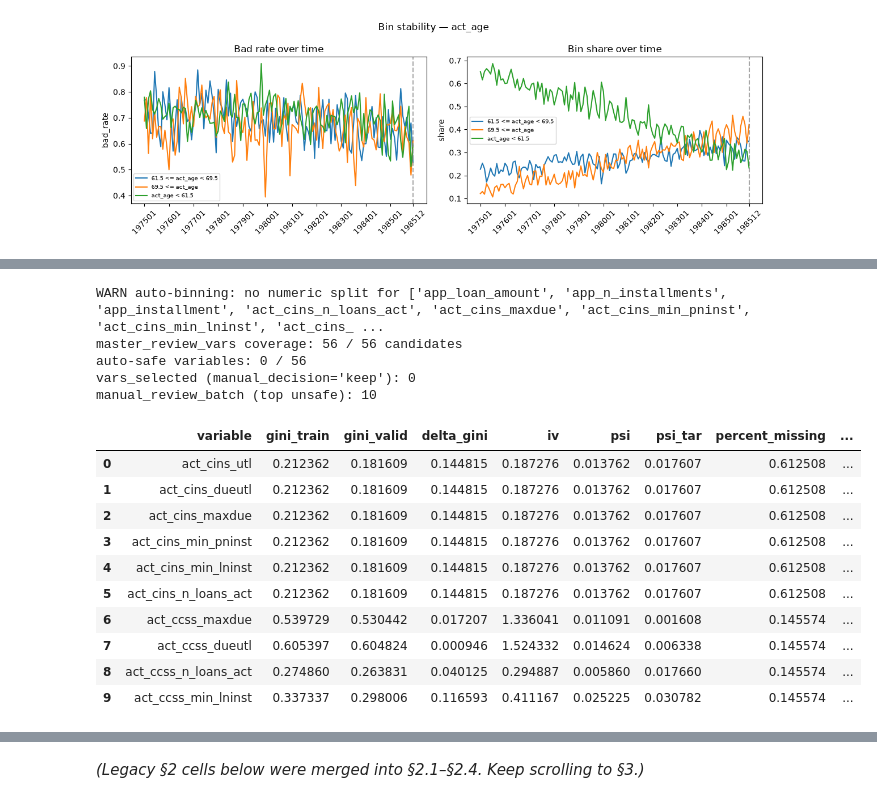
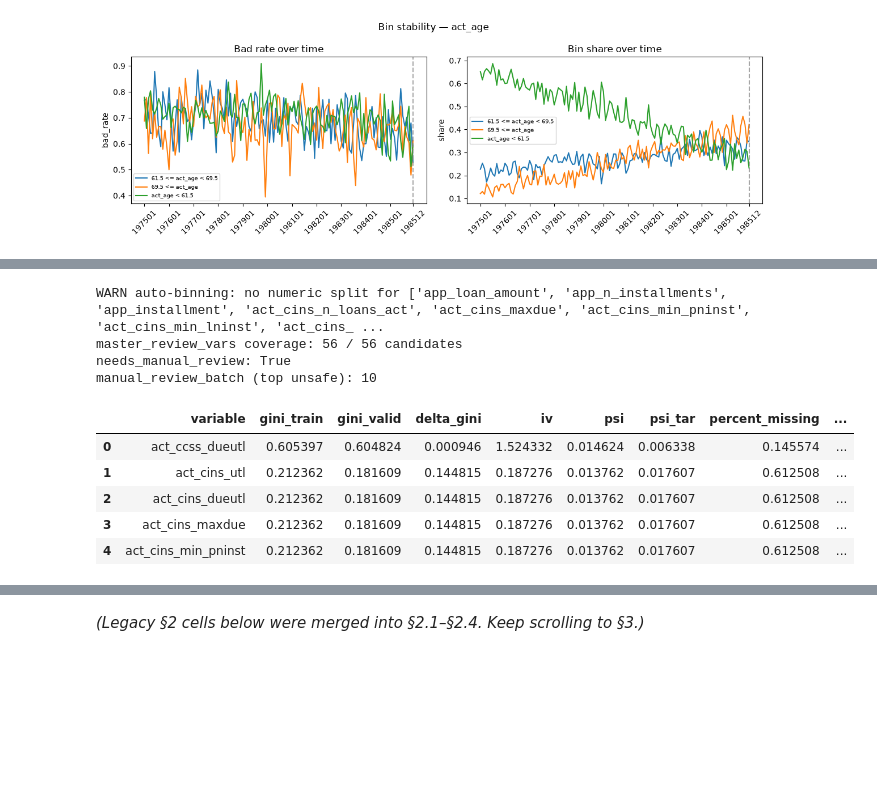
Before and after one commit to giangphuongtran/scorecard-builder, a Jupyter notebook: notebooks/03_scorecard.ipynb, the cells around one changed output, grey strips where cells are left out. Saved outputs shown, nothing was run; the diff lists cells and outputs as text; code cells hidden in the pictures; blank space fills up the shorter version.

```diff
--- a/notebooks/03_scorecard.ipynb
+++ b/notebooks/03_scorecard.ipynb
@@ -83,12 +83,12 @@ SCORECARD_PARAMS = {
     "stability": {
         "min_bin_n_period": 10,
         "min_bin_n_total": 30,
-        "max_bad_rate_swing": 0.15,
+        "max_bad_rate_swing": 0.4,
         "min_periods_for_stability": 6,
         "max_plots": None,
         "min_static_br_gap": 0.02,      # 2 percentage points
-        "min_period_br_gap": 0.2,      # for time-gap stability checks
-        "min_periods_for_gap": 6,
+        "min_period_br_gap": 0.1,      # for time-gap stability checks
+        "min_periods_for_gap": 1,      # min failing periods (with sufficient n) to flag
     },
     "selection": {
         "number_vars": 12,
@@ -824,8 +919,7 @@ def _bin_condition(binning_maps, feature, bin_label):
 	if spec.get("type") == "numeric":
 		return str(bin_label)
 	if spec.get("type") == "nominal":
-		inv = {v: k for k, v in spec.get("category_map", {}).items()}
-		return inv.get(bin_label, str(bin_label))
+		return str(bin_label)
 	return str(bin_label)
 
 # --- checkpoint: _bin_condition ---
@@ -1740,84 +2007,47 @@ _no_split = [
 if _no_split:
 	print(
 		"WARN auto-binning: no numeric split for",
 		_no_split,
 		"— likely missing-only signal; tune in §2.3",
 	)
 
-artifacts = unpack_review_artifacts(
+artifacts = assign_review_artifacts(
 	refresh_review_artifacts(binning_maps, train_product, valid_product, cand, SCORECARD_PARAMS)
 )
-
 train_binned = artifacts["train_binned"]
 valid_binned = artifacts["valid_binned"]
 train_woe = artifacts["train_woe"]
 valid_woe = artifacts["valid_woe"]
 woe_maps = artifacts["woe_maps"]
 iv_table = artifacts["iv_table"]
 big_scorecard = artifacts["big_scorecard"]
 gini_vars = artifacts["gini_vars"]
 review_vars = artifacts["review_vars"]
 stability_flags = artifacts["stability_flags"]
+static_br_gap_flags = artifacts["static_br_gap_flags"]
+period_br_gap_flags = artifacts["period_br_gap_flags"]
+woe_flags = artifacts["woe_flags"]
 master_review_vars = artifacts["master_review_vars"]
 master_review_bins = artifacts["master_review_bins"]
+master_review_gaps = artifacts["master_review_gaps"]
 vars_selected = artifacts["vars_selected"]
 
 print(f"master_review_vars coverage: {len(master_review_vars)} / {len(cand['all'])} candidates")
-print(f"auto-safe variables: {int(master_review_vars['safe_to_include'].sum())} / {len(master_review_vars)}")
-print(f"vars_selected (manual_decision='keep'): {len(vars_selected)}")
+# print_artifact_summary(artifacts, binning_maps=binning_maps)
 
-pass_cols = [c for c in master_review_vars.columns if c.startswith("pass_")]
-unsafe_queue = master_review_vars.loc[~master_review_vars["safe_to_include"]].copy()
-if len(unsafe_queue):
-	unsafe_queue["n_metric_fails"] = (~unsafe_queue[pass_cols]).sum(axis=1) if pass_cols else 0
-	unsafe_queue = unsafe_queue.sort_values(
-		["n_metric_fails", "n_unstable_bins", "max_bad_rate_swing", "delta_gini", "psi_tar", "psi"],
-		ascending=[True, True, True, True, True, True],
-	).reset_index(drop=True)
-	unsafe_queue["manual_review_rank"] = np.arange(1, len(unsafe_queue) + 1)
-	manual_review_batch = unsafe_queue.head(10)
-	needs_manual_review = True
-	print(f"manual_review_batch (top unsafe): {len(manual_review_batch)}")
-	display(manual_review_batch)
-	print("Next: run §2.2 for detail review.")
-else:
-	manual_review_batch = pd.DataFrame(columns=["variable"])
-	needs_manual_review = False
-	print("No unsafe variables. Skip §2.2/§2.3 and run §2.4 final gate.")
-
-print("Artifacts ready for §2.2:")
-for _name, _val in [
-	("train_binned", train_binned),
-	("valid_binned", valid_binned),
-	("big_scorecard", big_scorecard),
-	("binning_maps", binning_maps),
-	("manual_review_batch", manual_review_batch),
-]:
-	_shape = getattr(_val, "shape", None)
-	if _shape is not None:
-		print(f"  {_name}: {type(_val).__name__} shape={_shape}")
-	else:
-		print(f"  {_name}: {type(_val).__name__} len={len(_val)}")
-if needs_manual_review:
-	print(
-		"Run §2.2 with "
-		f"feature_to_review = manual_review_batch['variable'].iloc[0]  "
-		f"(currently: {manual_review_batch['variable'].iloc[0]!r})"
-	)
+manual_review_batch, needs_manual_review = build_manual_review_batch(master_review_vars, mode="unsafe")
+print(f"needs_manual_review: {needs_manual_review}")
+print(f"manual_review_batch (top unsafe): {len(manual_review_batch)}")
+display(manual_review_batch.head())
+print("Next: run §2.2a to pick feature_to_review, then §2.2b for detail review.")
 # %% [output]
 WARN auto-binning: no numeric split for ['app_loan_amount', 'app_n_installments', 'app_installment', 'act_cins_n_loans_act', 'act_cins_maxdue', 'act_cins_min_pninst', 'act_cins_min_lninst', 'act_cins_ ...
 master_review_vars coverage: 56 / 56 candidates
-auto-safe variables: 0 / 56
-vars_selected (manual_decision='keep'): 0
+needs_manual_review: True
 manual_review_batch (top unsafe): 10
 |  | variable | gini_train | gini_valid | delta_gini | iv | psi | psi_tar | percent_missing | ... |
-| 0 | act_cins_utl | 0.212362 | 0.181609 | 0.144815 | 0.187276 | 0.013762 | 0.017607 | 0.612508 | ... |
-| 1 | act_cins_dueutl | 0.212362 | 0.181609 | 0.144815 | 0.187276 | 0.013762 | 0.017607 | 0.612508 | ... |
-| 2 | act_cins_maxdue | 0.212362 | 0.181609 | 0.144815 | 0.187276 | 0.013762 | 0.017607 | 0.612508 | ... |
-| 3 | act_cins_min_pninst | 0.212362 | 0.181609 | 0.144815 | 0.187276 | 0.013762 | 0.017607 | 0.612508 | ... |
-| 4 | act_cins_min_lninst | 0.212362 | 0.181609 | 0.144815 | 0.187276 | 0.013762 | 0.017607 | 0.612508 | ... |
-| 5 | act_cins_n_loans_act | 0.212362 | 0.181609 | 0.144815 | 0.187276 | 0.013762 | 0.017607 | 0.612508 | ... |
-| 6 | act_ccss_maxdue | 0.539729 | 0.530442 | 0.017207 | 1.336041 | 0.011091 | 0.001608 | 0.145574 | ... |
-| 7 | act_ccss_dueutl | 0.605397 | 0.604824 | 0.000946 | 1.524332 | 0.014624 | 0.006338 | 0.145574 | ... |
-| 8 | act_ccss_n_loans_act | 0.274860 | 0.263831 | 0.040125 | 0.294887 | 0.005860 | 0.017660 | 0.145574 | ... |
-| 9 | act_ccss_min_lninst | 0.337337 | 0.298006 | 0.116593 | 0.411167 | 0.025225 | 0.030782 | 0.145574 | ... |
+| 0 | act_ccss_dueutl | 0.605397 | 0.604824 | 0.000946 | 1.524332 | 0.014624 | 0.006338 | 0.145574 | ... |
+| 1 | act_cins_utl | 0.212362 | 0.181609 | 0.144815 | 0.187276 | 0.013762 | 0.017607 | 0.612508 | ... |
+| 2 | act_cins_dueutl | 0.212362 | 0.181609 | 0.144815 | 0.187276 | 0.013762 | 0.017607 | 0.612508 | ... |
+| 3 | act_cins_maxdue | 0.212362 | 0.181609 | 0.144815 | 0.187276 | 0.013762 | 0.017607 | 0.612508 | ... |
+| 4 | act_cins_min_pninst | 0.212362 | 0.181609 | 0.144815 | 0.187276 | 0.013762 | 0.017607 | 0.612508 | ... |
```
Also changed, not shown: parts of 27 cells of this notebook.
